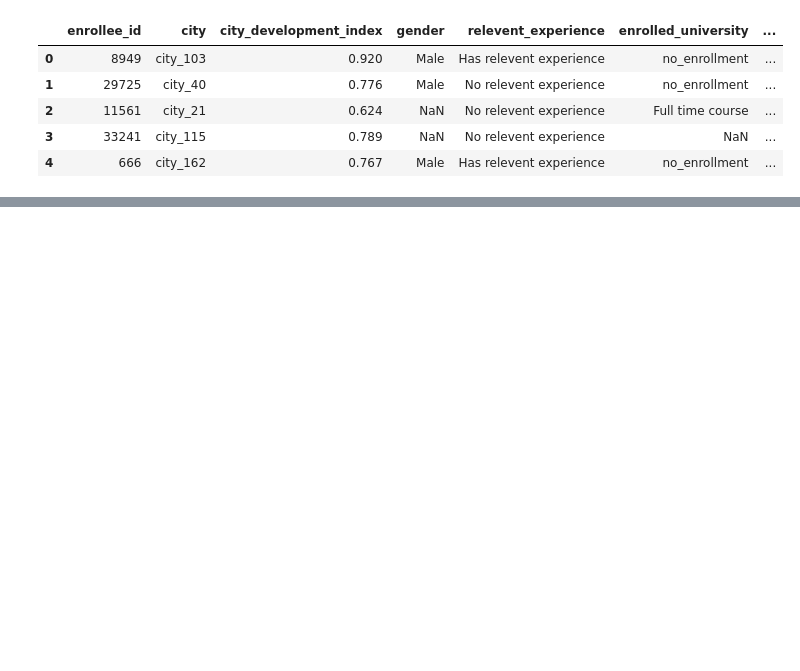
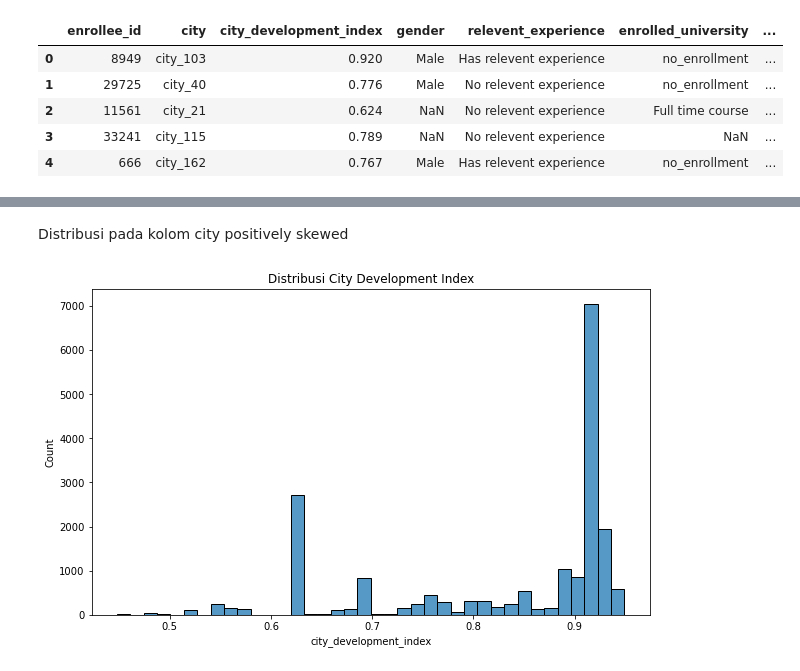
Before and after one commit to fachri34/Final-Project-Data-Science, a Jupyter notebook: HR Analytics.ipynb, the cells around one changed output, grey strips where cells are left out. Saved outputs shown, nothing was run; the diff lists cells and outputs as text; code cells hidden in the pictures; blank space fills up the shorter version.

```diff
--- a/HR Analytics.ipynb
+++ b/HR Analytics.ipynb
@@ -16,0 +105,9 @@ df.head()
+# %% [markdown]
+Distribusi pada kolom city positively skewed
+# %%
+plt.figure(figsize=(10,6))
+plt.title('Distribusi City Development Index')
+sns.histplot(x=df['city_development_index'])
+plt.show()
+# %% [output]
+[figure, added]
```
Also changed, not shown: parts of 58 cells of this notebook.
